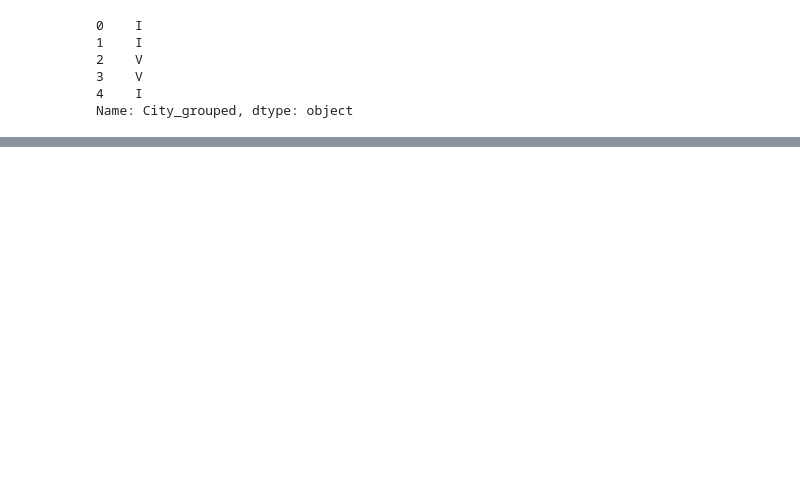
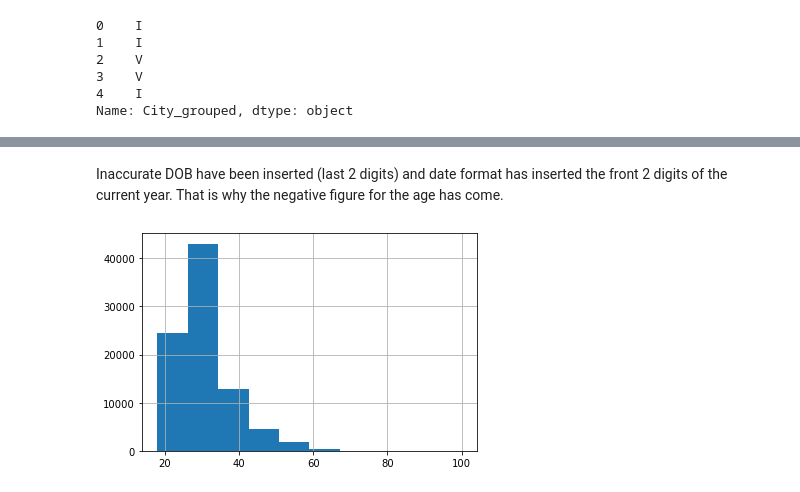
Before and after one commit to armand1027/HappyCustomerBank, a Jupyter notebook: Projekt_HappyCustomerBank.ipynb, the cells around one changed output, grey strips where cells are left out. Drawn from its saved outputs; the diff is of its cells as text; code cells hidden in the pictures; blank space fills up the shorter version.

```diff
--- a/Projekt_HappyCustomerBank.ipynb
+++ b/Projekt_HappyCustomerBank.ipynb
@@ -212 +221,3 @@ data = data.drop(['DOB','Lead_Creation_Date'], axis=1)
+# %% [markdown]
+Inaccurate DOB have been inserted (last 2 digits) and date format has inserted the front 2 digits of the current year. That is why the negative figure for the age has come.
 # %%
@@ -215 +227,6 @@ plt.show()
+# %%
+data.Age.hist()
+plt.show()
+# %% [output]
+[figure, added]
 # %%
```
Also changed, not shown: parts of 21 cells of this notebook.
